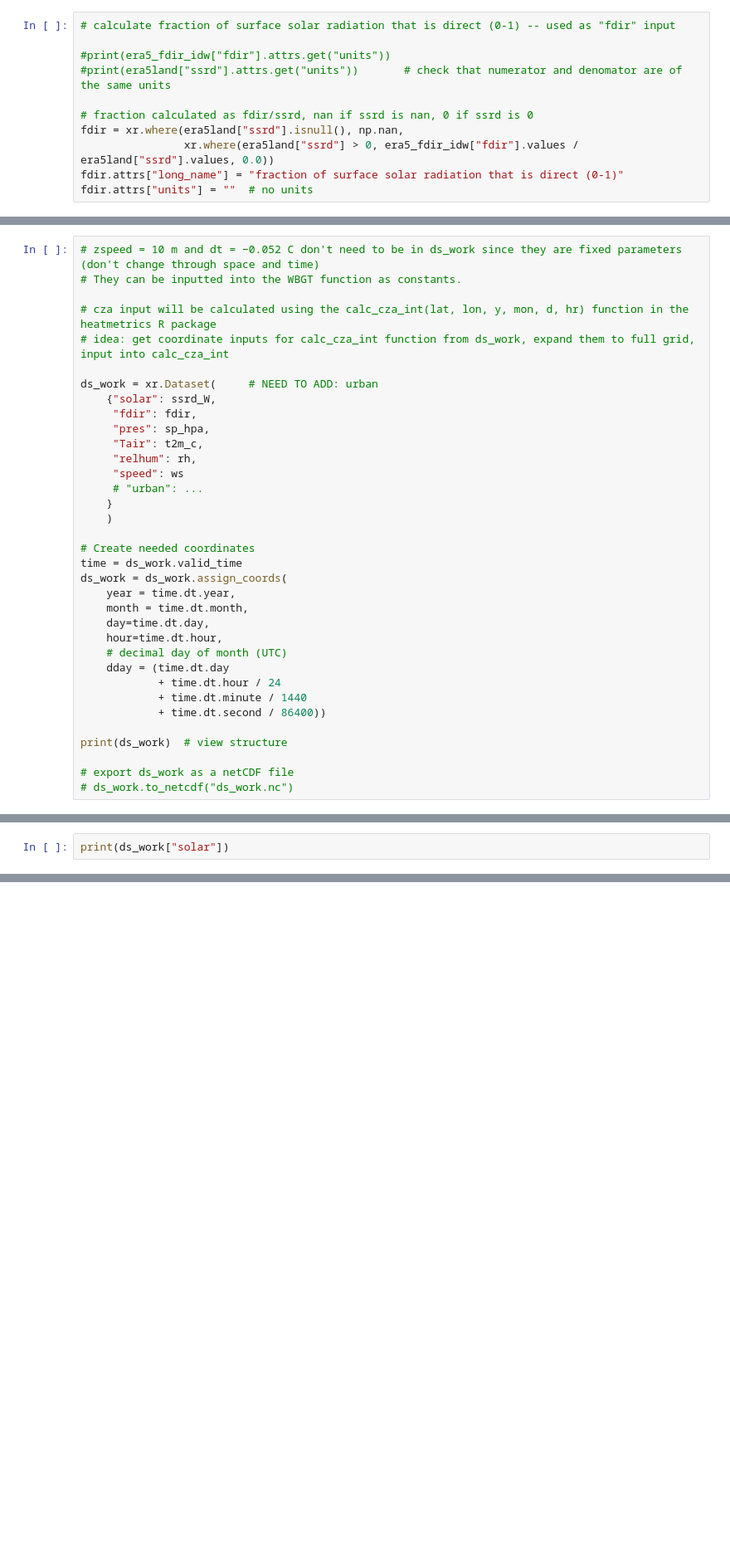
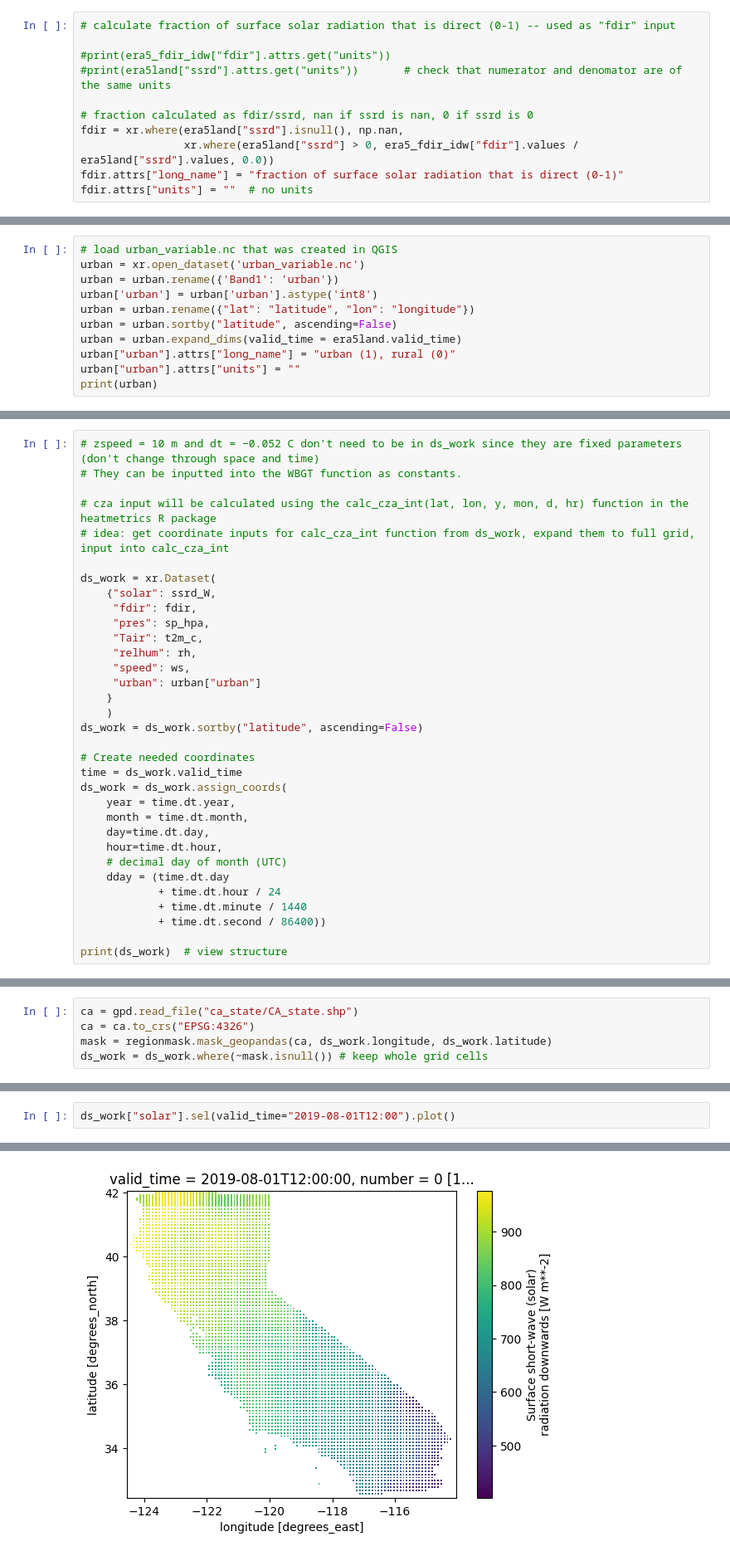
Before and after one commit to JuliaE0/WBGT-heat-project, a Jupyter notebook: variable preprocessing.ipynb, the cells around one changed output, grey strips where cells are left out. Shown at 83% size. Drawn from its saved outputs; the diff is of its cells as text; blank space fills up the shorter version.

Commit message:
added derived urban variable and clipped ds_work to CA boundary

```diff
--- a/variable preprocessing.ipynb
+++ b/variable preprocessing.ipynb
@@ -103,0 +106,11 @@ fdir.attrs["units"] = ""  # no units
+# %%
+# load urban_variable.nc that was created in QGIS
+urban = xr.open_dataset('urban_variable.nc')
+urban = urban.rename({'Band1': 'urban'})
+urban['urban'] = urban['urban'].astype('int8')
+urban = urban.rename({"lat": "latitude", "lon": "longitude"})
+urban = urban.sortby("latitude", ascending=False)
+urban = urban.expand_dims(valid_time = era5land.valid_time)
+urban["urban"].attrs["long_name"] = "urban (1), rural (0)"
+urban["urban"].attrs["units"] = ""
+print(urban)
@@ -128,16 +156,17 @@ print(abs(ws.latitude[1] - ws.latitude[0]).values)
 # cza input will be calculated using the calc_cza_int(lat, lon, y, mon, d, hr) function in the heatmetrics R package
 # idea: get coordinate inputs for calc_cza_int function from ds_work, expand them to full grid, input into calc_cza_int
 
-ds_work = xr.Dataset(     # NEED TO ADD: urban
+ds_work = xr.Dataset(
     {"solar": ssrd_W,
      "fdir": fdir,
      "pres": sp_hpa,
      "Tair": t2m_c,
      "relhum": rh,
-     "speed": ws
-     # "urban": ...
+     "speed": ws,
+     "urban": urban["urban"]
     }
     )
+ds_work = ds_work.sortby("latitude", ascending=False)
 
 # Create needed coordinates
 time = ds_work.valid_time
@@ -153,7 +182,4 @@ ds_work = ds_work.assign_coords(
             + time.dt.second / 86400))
 
 print(ds_work)  # view structure
-
-# export ds_work as a netCDF file
-# ds_work.to_netcdf("ds_work.nc")
 # %% [output]
@@ -195,0 +222,5 @@ speed wind speed (m/s) m s**-1
+# %%
+ca = gpd.read_file("ca_state/CA_state.shp")
+ca = ca.to_crs("EPSG:4326")
+mask = regionmask.mask_geopandas(ca, ds_work.longitude, ds_work.latitude)
+ds_work = ds_work.where(~mask.isnull()) # keep whole grid cells
@@ -198,2 +236,3 @@ speed wind speed (m/s) m s**-1
 # %%
-print(ds_work["solar"])
+ds_work["solar"].sel(valid_time="2019-08-01T12:00").plot()
+# %% [output]
@@ -200 +240,2 @@ print(ds_work["solar"])
+[figure, added]
 # %%
```
Also changed, not shown: parts of 23 cells of this notebook.
